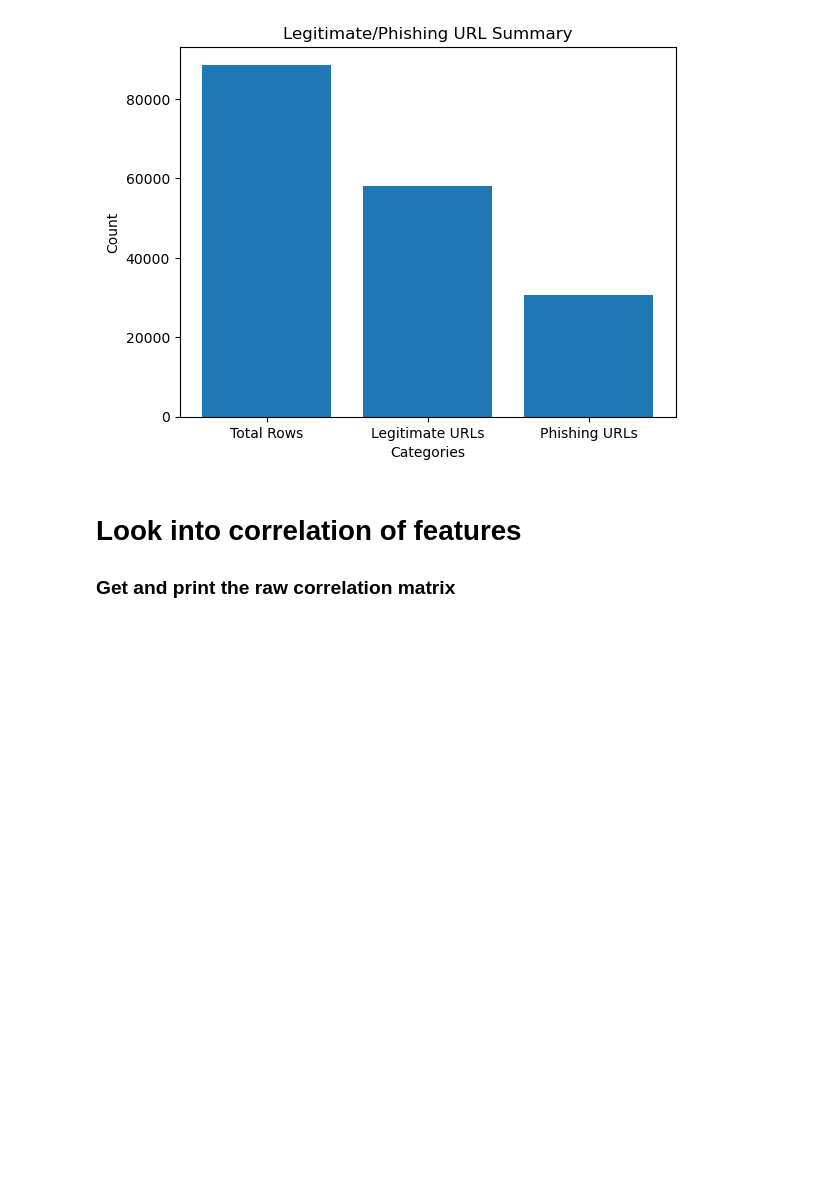
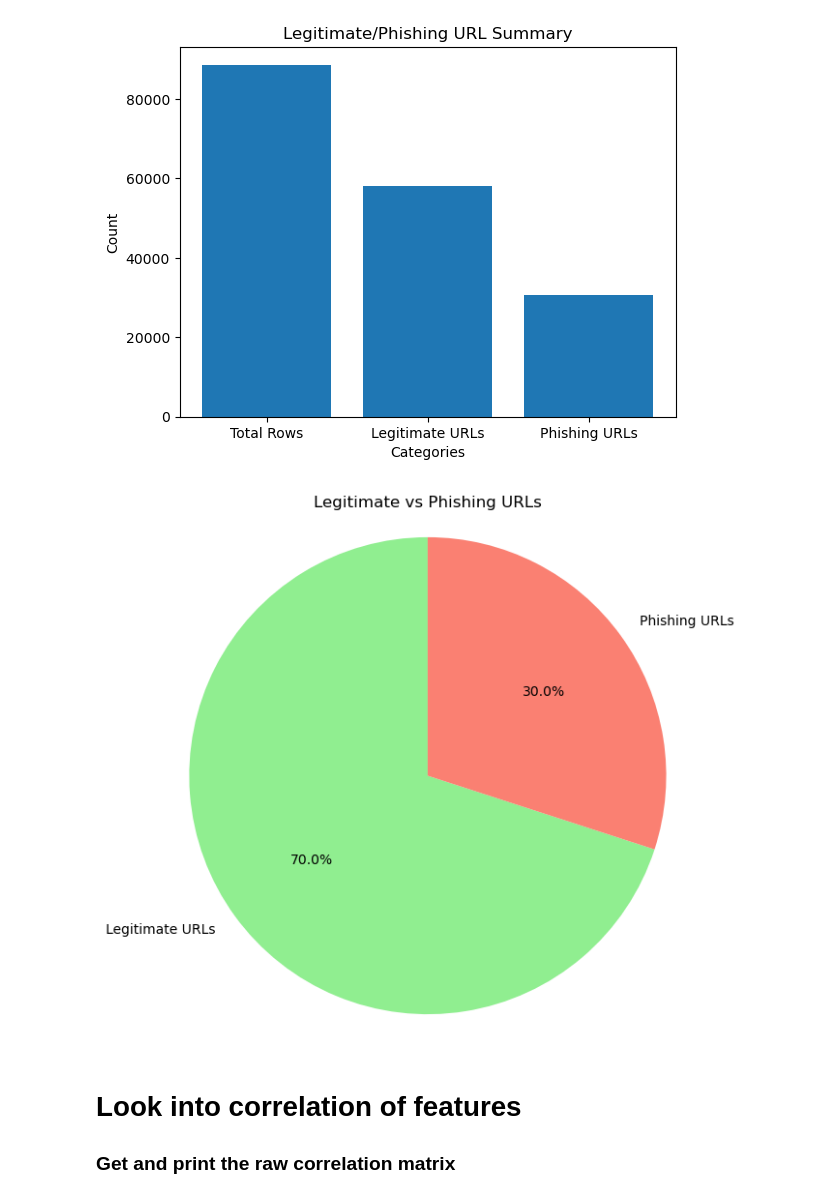
Before and after one commit to brian-campbell/ai-bootcamp-project-2, a Jupyter notebook: phishing_basic_analysis.ipynb, the cells around one changed output. Cells and saved outputs as stored; diff of their text form; code cells hidden in the pictures; blank space fills up the shorter version.

```diff
--- a/phishing_basic_analysis.ipynb
+++ b/phishing_basic_analysis.ipynb
@@ -142,6 +143,24 @@ plt.title ( 'Legitimate/Phishing URL Summary' )
 plt.show ()
 # %% [output]
 [figure]
+# %%
+# Assuming legitimate_count and phishing_count are already defined
+total_rows = 10000  # Example value for total rows
+legitimate_count = 7000  # Example value for legitimate URLs
+phishing_count = 3000  # Example value for phishing URLs
+
+# Data for pie chart
+counts = [legitimate_count, phishing_count]
+labels = ['Legitimate URLs', 'Phishing URLs']
+
+# Create pie chart
+plt.figure(figsize=(7, 7))
+plt.pie(counts, labels=labels, autopct='%1.1f%%', startangle=90, colors=['lightgreen', 'salmon'])
+plt.title('Legitimate vs Phishing URLs')
+plt.axis('equal')  # Equal aspect ratio ensures that pie is drawn as a circle.
+plt.show()
+# %% [output]
+[figure, added]
 # %% [markdown]
 # Look into correlation of features
 ### Get and print the raw correlation matrix
```
Also changed, not shown: parts of 2 cells of this notebook.
